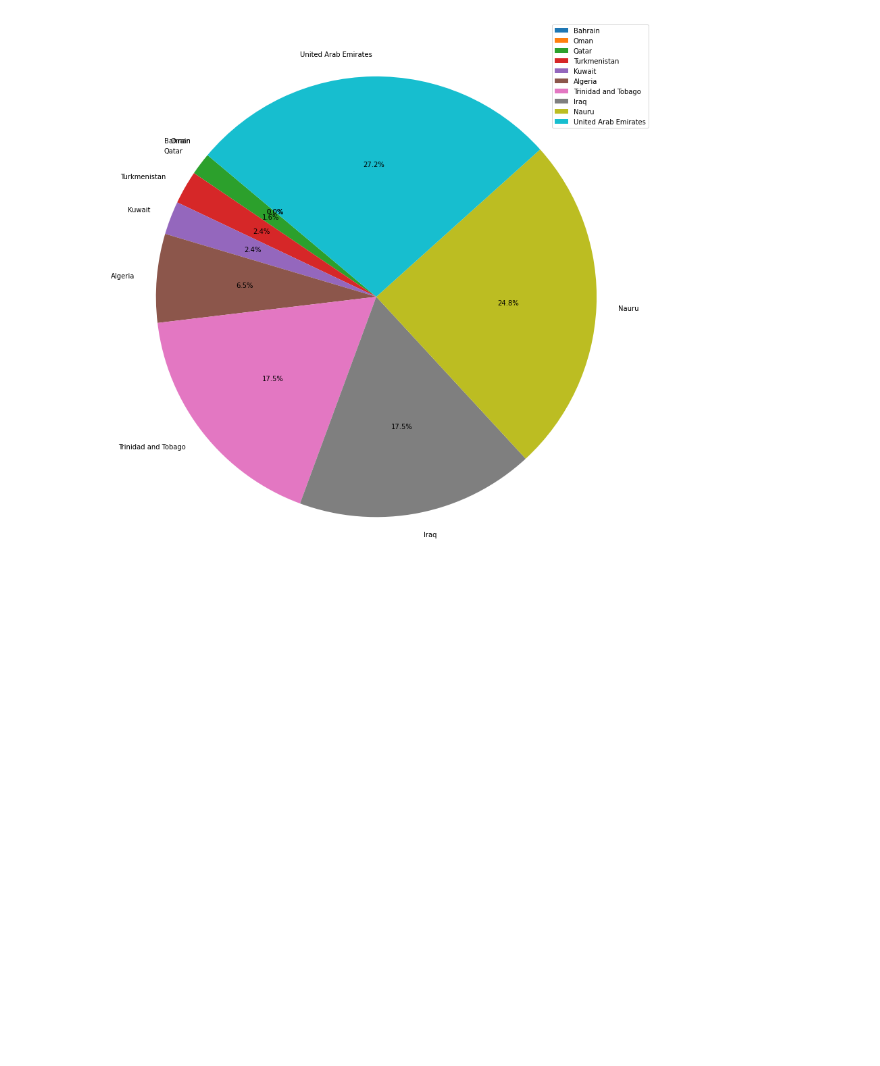
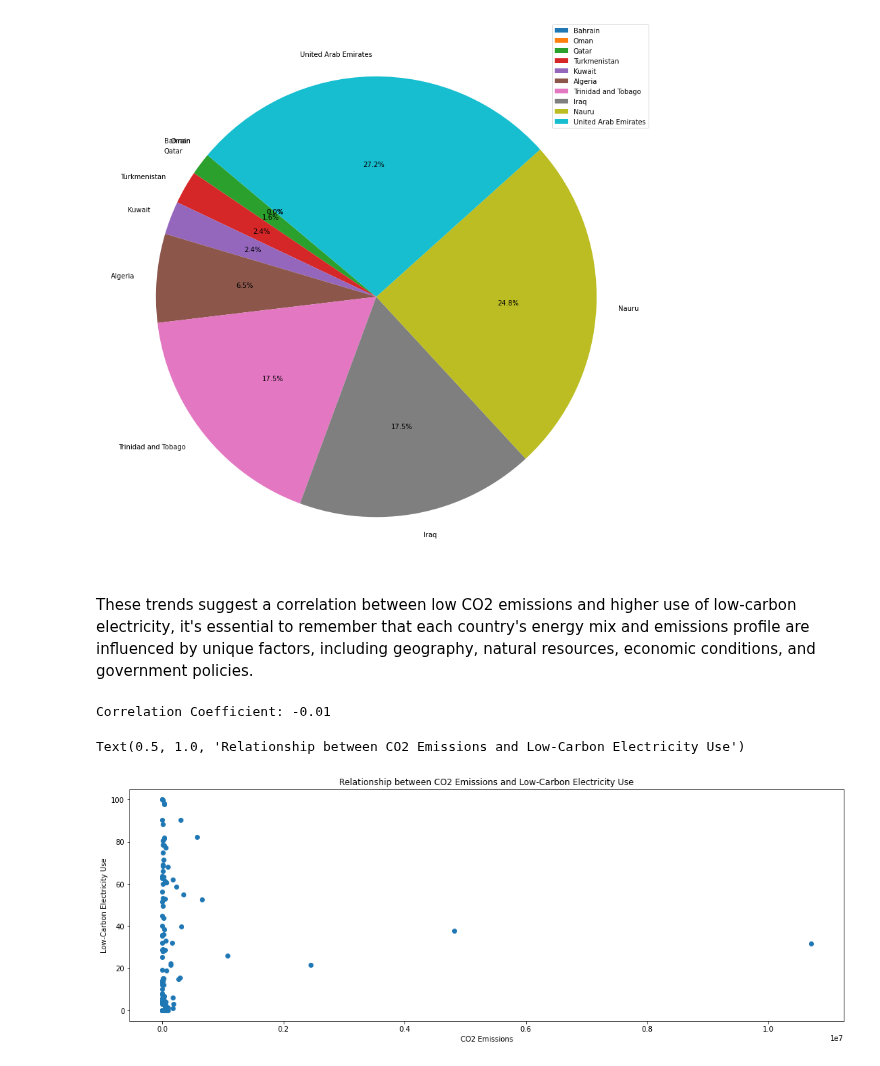
Before and after one commit to yosieph/Project1, a Jupyter notebook: project1.ipynb, the cells around one changed output. Cells and saved outputs as stored; diff of their text form; code cells hidden in the pictures; blank space fills up the shorter version.

```diff
--- a/project1.ipynb
+++ b/project1.ipynb
@@ -1026,3 +1036,25 @@ plt.bar(x,y)
 # %% [output]
 ValueError: shape mismatch: objects cannot be broadcast to a single shape
 [figure]
+# %% [markdown]
+These trends suggest a correlation between low CO2 emissions and higher use of low-carbon electricity, it's essential to remember that each country's energy mix and emissions profile are influenced by unique factors, including geography, natural resources, economic conditions, and government policies.
+# %%
+# Create a scatterplot to visualize the relationship
+
+correlation_coefficient = main_data['co2 Emissions (metric tons per capita)'].corr(main_data['Low-carbon electricity (% electricity)'])
+# Print the correlation coefficient
+print(f'Correlation Coefficient: {correlation_coefficient:.2f}')
+# %% [output]
+Correlation Coefficient: -0.01
+# %%
+# Create subplots for the visualizations
+fig, axes = plt.subplots(1, figsize=(18, 6))
+
+# Create a scatter plot
+plt.scatter(main_data['co2 Emissions (metric tons per capita)'], main_data['Low-carbon electricity (% electricity)'])
+plt.xlabel('CO2 Emissions')
+plt.ylabel('Low-Carbon Electricity Use')
+plt.title('Relationship between CO2 Emissions and Low-Carbon Electricity Use')
+# %% [output]
+Text(0.5, 1.0, 'Relationship between CO2 Emissions and Low-Carbon Electricity Use')
+[figure, added]
```
Also changed, not shown: parts of 4 cells of this notebook.
